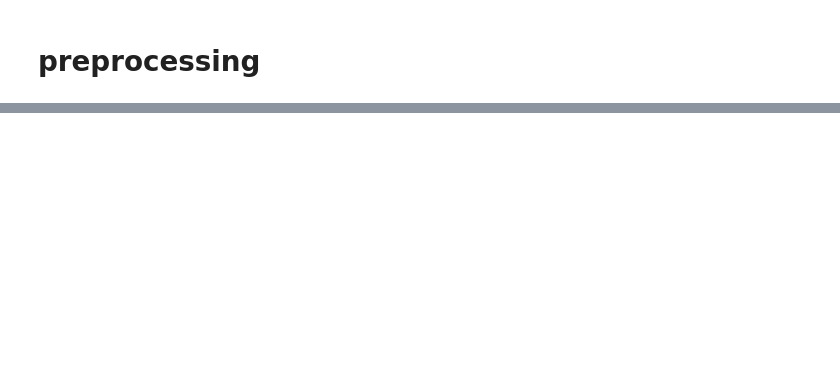
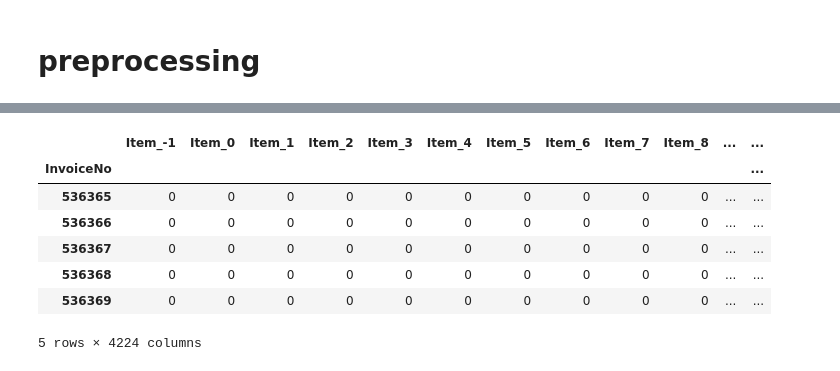
Before and after one commit to ItamarBerger/TabularDS, a Jupyter notebook: final_project/code/exmple_notebook.ipynb, the cells around one changed output, grey strips where cells are left out. Drawn from its saved outputs; the diff is of its cells as text; code cells hidden in the pictures; blank space fills up the shorter version.

```diff
--- a/final_project/code/exmple_notebook.ipynb
+++ b/final_project/code/exmple_notebook.ipynb
@@ -26,0 +28,15 @@ retails.head(20)
+# %%
+# convert dataset into novice-item table. just like done in recommendation systems.
+df_onehot = pd.crosstab(retails['InvoiceNo'], retails['DescriptionID'])
+
+# Rename columns to include "Item_" prefix for clarity
+df_onehot.columns = [f'Item_{col}' for col in df_onehot.columns]
+# %% [output]
+|  | Item_-1 | Item_0 | Item_1 | Item_2 | Item_3 | Item_4 | Item_5 | Item_6 | Item_7 | Item_8 | ... | ... |
+| InvoiceNo |  |  |  |  |  |  |  |  |  |  |  | ... |
+| 536365 | 0 | 0 | 0 | 0 | 0 | 0 | 0 | 0 | 0 | 0 | ... | ... |
+| 536366 | 0 | 0 | 0 | 0 | 0 | 0 | 0 | 0 | 0 | 0 | ... | ... |
+| 536367 | 0 | 0 | 0 | 0 | 0 | 0 | 0 | 0 | 0 | 0 | ... | ... |
+| 536368 | 0 | 0 | 0 | 0 | 0 | 0 | 0 | 0 | 0 | 0 | ... | ... |
+| 536369 | 0 | 0 | 0 | 0 | 0 | 0 | 0 | 0 | 0 | 0 | ... | ... |
+5 rows × 4224 columns
```
Also changed, not shown: parts of 6 cells of this notebook.
